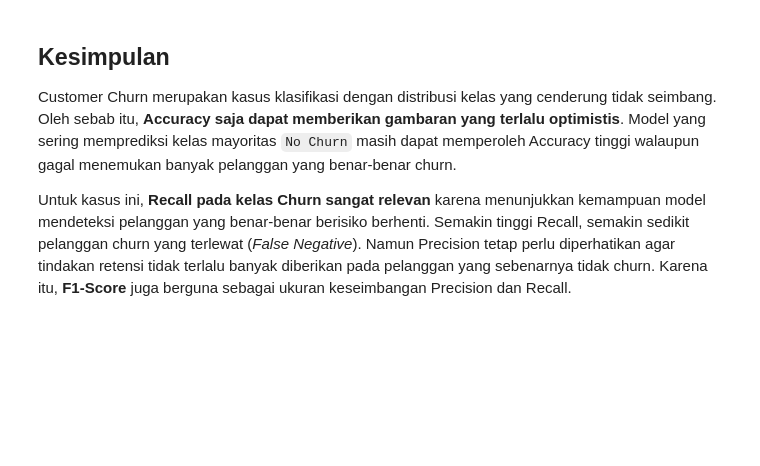
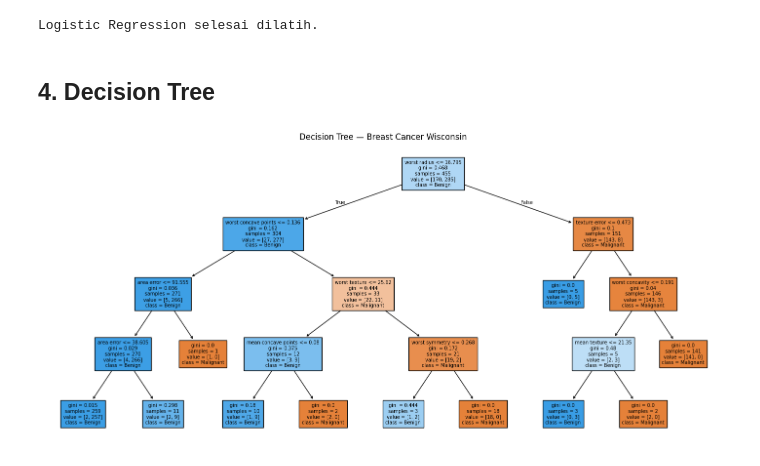
Before and after one commit to HakumenWorld/data-science-2026, a Jupyter notebook: Pertemuan10_Febi_Kristiana_240401010231.ipynb, the cells around one changed output. Drawn from its saved outputs; the diff is of its cells as text; code cells hidden in the pictures; blank space fills up the shorter version.

```diff
--- a/Pertemuan10_Febi_Kristiana_240401010231.ipynb
+++ b/Pertemuan10_Febi_Kristiana_240401010231.ipynb
@@ -149,14 +69,0 @@ memberi bobot lebih besar pada kelas minoritas.
-# %%
-from sklearn.ensemble import RandomForestClassifier
-
-rf = RandomForestClassifier(
-    n_estimators=300,
-    class_weight="balanced",
-    random_state=42,
-    n_jobs=-1
-)
-
-rf.fit(X_train, y_train)
-y_pred = rf.predict(X_test)
-
-print("Random Forest selesai dilatih.")
@@ -283,13 +70,34 @@ Dalam konteks deteksi pelanggan berisiko, Recall Churn biasanya menjadi perhatia
-# %% [markdown]
-## Kesimpulan
-
-Customer Churn merupakan kasus klasifikasi dengan distribusi kelas yang cenderung tidak seimbang.
-Oleh sebab itu, **Accuracy saja dapat memberikan gambaran yang terlalu optimistis**. Model yang sering
-memprediksi kelas mayoritas `No Churn` masih dapat memperoleh Accuracy tinggi walaupun gagal menemukan
-banyak pelanggan yang benar-benar churn.
-
-Untuk kasus ini, **Recall pada kelas Churn sangat relevan** karena menunjukkan kemampuan model mendeteksi
-pelanggan yang benar-benar berisiko berhenti. Semakin tinggi Recall, semakin sedikit pelanggan churn
-yang terlewat (*False Negative*). Namun Precision tetap perlu diperhatikan agar tindakan retensi tidak
-terlalu banyak diberikan pada pelanggan yang sebenarnya tidak churn. Karena itu, **F1-Score** juga berguna
-sebagai ukuran keseimbangan Precision dan Recall.
+# %%
+from sklearn.linear_model import LogisticRegression
+
+log_model = LogisticRegression(max_iter=5000, random_state=42)
+log_model.fit(X_train_scaled, y_train)
+y_pred_log = log_model.predict(X_test_scaled)
+
+print("Logistic Regression selesai dilatih.")
+# %% [output]
+Logistic Regression selesai dilatih.
+# %% [markdown]
+## 4. Decision Tree
+# %%
+from sklearn.tree import DecisionTreeClassifier, plot_tree
+
+tree_model = DecisionTreeClassifier(
+    max_depth=4,
+    random_state=42
+)
+tree_model.fit(X_train, y_train)
+y_pred_tree = tree_model.predict(X_test)
+
+plt.figure(figsize=(18, 8))
+plot_tree(
+    tree_model,
+    feature_names=X.columns,
+    class_names=["Malignant", "Benign"],
+    filled=True,
+    fontsize=7
+)
+plt.title("Decision Tree — Breast Cancer Wisconsin")
+plt.show()
+# %% [output]
+[figure, added]
```
Also changed, not shown: parts of 27 cells of this notebook.
